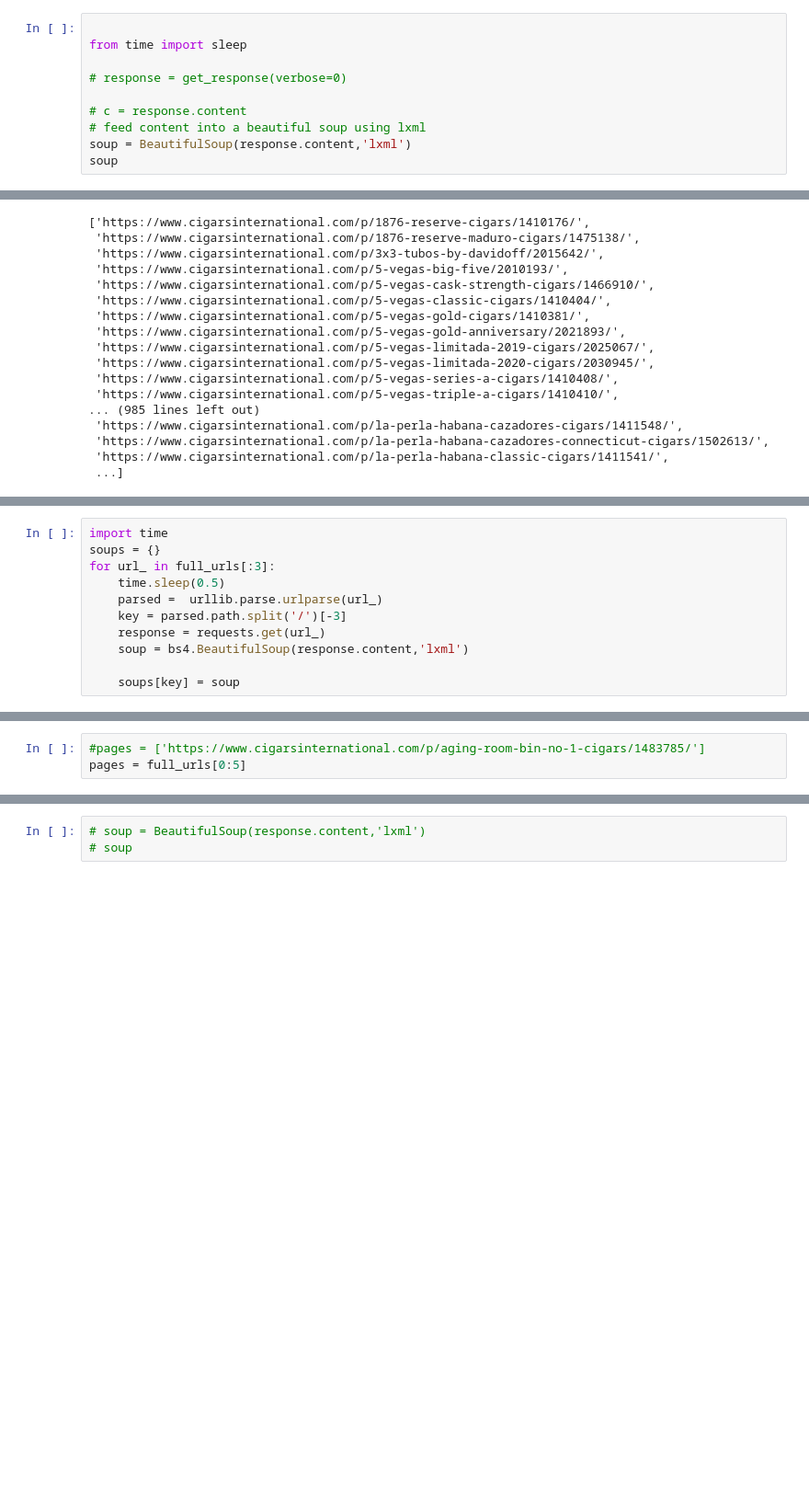
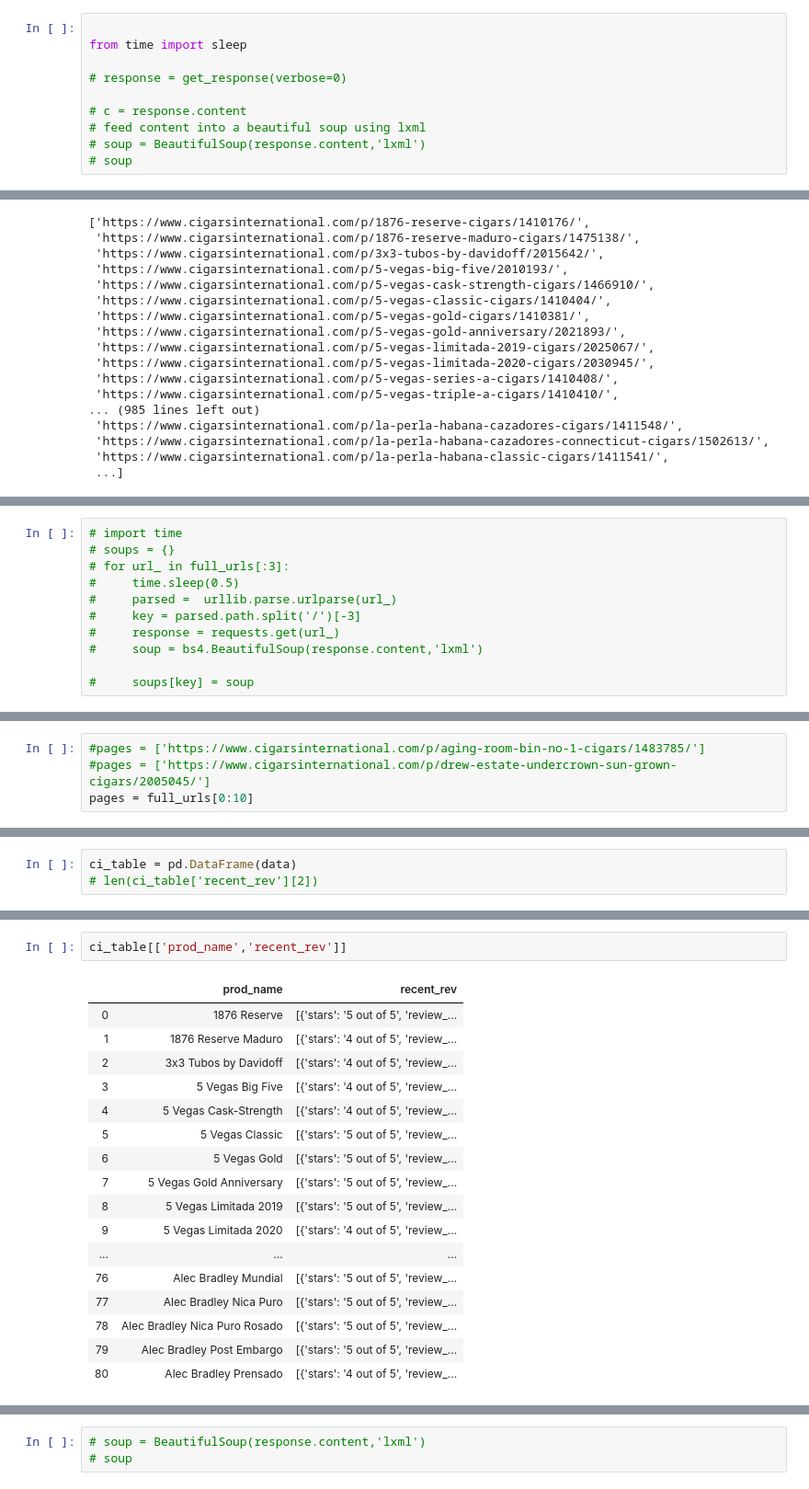
Before and after one commit to SteveRNewman/cigar_recommender, a Jupyter notebook: Capstone.ipynb, the cells around one changed output, grey strips where cells are left out. Shown at 92% size. Drawn from its saved outputs; the diff is of its cells as text; blank space fills up the shorter version.

```diff
--- a/Capstone.ipynb
+++ b/Capstone.ipynb
@@ -63,5 +62,5 @@ from time import sleep
 
 # c = response.content
 # feed content into a beautiful soup using lxml
-soup = BeautifulSoup(response.content,'lxml')
-soup
+# soup = BeautifulSoup(response.content,'lxml')
+# soup
@@ -217,11 +213,11 @@ url_parsed.path.split('/')[-3]
 # %%
-import time
-soups = {}
-for url_ in full_urls[:3]:
-    time.sleep(0.5)
-    parsed =  urllib.parse.urlparse(url_)
-    key = parsed.path.split('/')[-3]
-    response = requests.get(url_)
-    soup = bs4.BeautifulSoup(response.content,'lxml')
+# import time
+# soups = {}
+# for url_ in full_urls[:3]:
+#     time.sleep(0.5)
+#     parsed =  urllib.parse.urlparse(url_)
+#     key = parsed.path.split('/')[-3]
+#     response = requests.get(url_)
+#     soup = bs4.BeautifulSoup(response.content,'lxml')
 
-    soups[key] = soup
+#     soups[key] = soup
@@ -234,6 +228,7 @@ dict_keys(['1876-reserve-cigars', '1876-reserve-maduro-cigars', '3x3-tubos-by-da
 # %%
 #pages = ['https://www.cigarsinternational.com/p/aging-room-bin-no-1-cigars/1483785/']
-pages = full_urls[0:5]
+#pages = ['https://www.cigarsinternational.com/p/drew-estate-undercrown-sun-grown-cigars/2005045/']
+pages = full_urls[0:10]
 # %%
 from time import sleep
 
@@ -459,0 +371,3 @@ Status code:  200
+# %%
+ci_table = pd.DataFrame(data)
+# len(ci_table['recent_rev'][2])
@@ -459,0 +378,20 @@ Status code:  200
+# %%
+ci_table[['prod_name','recent_rev']]
+# %% [output]
+|  | prod_name | recent_rev |
+| 0 | 1876 Reserve | [{'stars': '5 out of 5', 'review_... |
+| 1 | 1876 Reserve Maduro | [{'stars': '4 out of 5', 'review_... |
+| 2 | 3x3 Tubos by Davidoff | [{'stars': '4 out of 5', 'review_... |
+| 3 | 5 Vegas Big Five | [{'stars': '4 out of 5', 'review_... |
+| 4 | 5 Vegas Cask-Strength | [{'stars': '4 out of 5', 'review_... |
+| 5 | 5 Vegas Classic | [{'stars': '5 out of 5', 'review_... |
+| 6 | 5 Vegas Gold | [{'stars': '5 out of 5', 'review_... |
+| 7 | 5 Vegas Gold Anniversary | [{'stars': '5 out of 5', 'review_... |
+| 8 | 5 Vegas Limitada 2019 | [{'stars': '5 out of 5', 'review_... |
+| 9 | 5 Vegas Limitada 2020 | [{'stars': '4 out of 5', 'review_... |
+| ... | ... | ... |
+| 76 | Alec Bradley Mundial | [{'stars': '5 out of 5', 'review_... |
+| 77 | Alec Bradley Nica Puro | [{'stars': '5 out of 5', 'review_... |
+| 78 | Alec Bradley Nica Puro Rosado | [{'stars': '5 out of 5', 'review_... |
+| 79 | Alec Bradley Post Embargo | [{'stars': '5 out of 5', 'review_... |
+| 80 | Alec Bradley Prensado | [{'stars': '4 out of 5', 'review_... |
```
Also changed, not shown: parts of 108 cells of this notebook.
